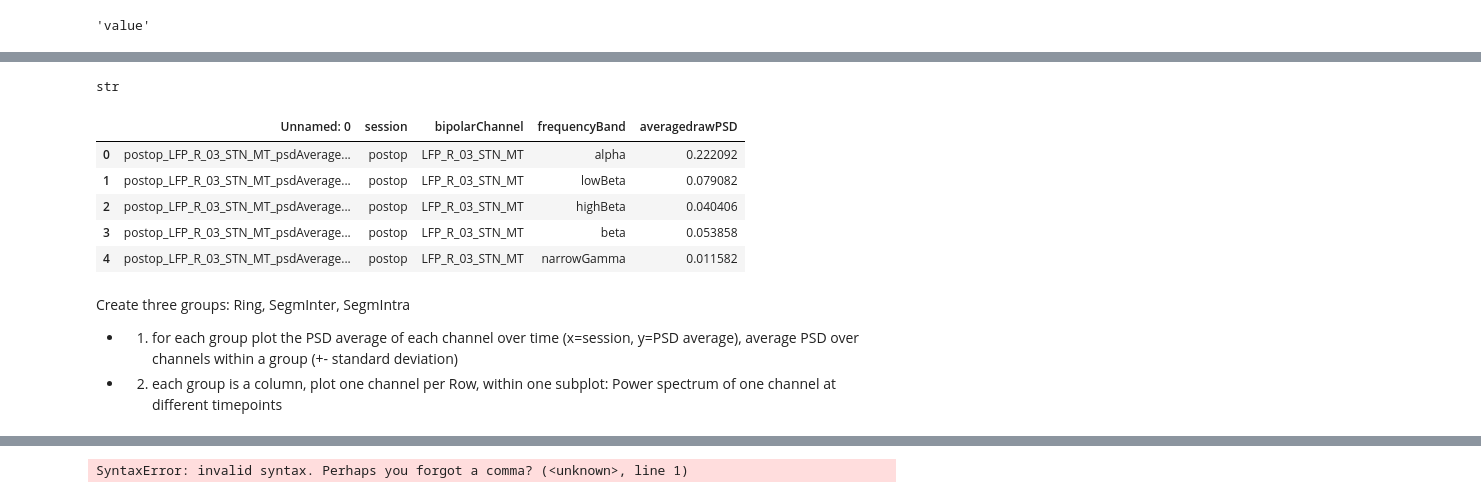
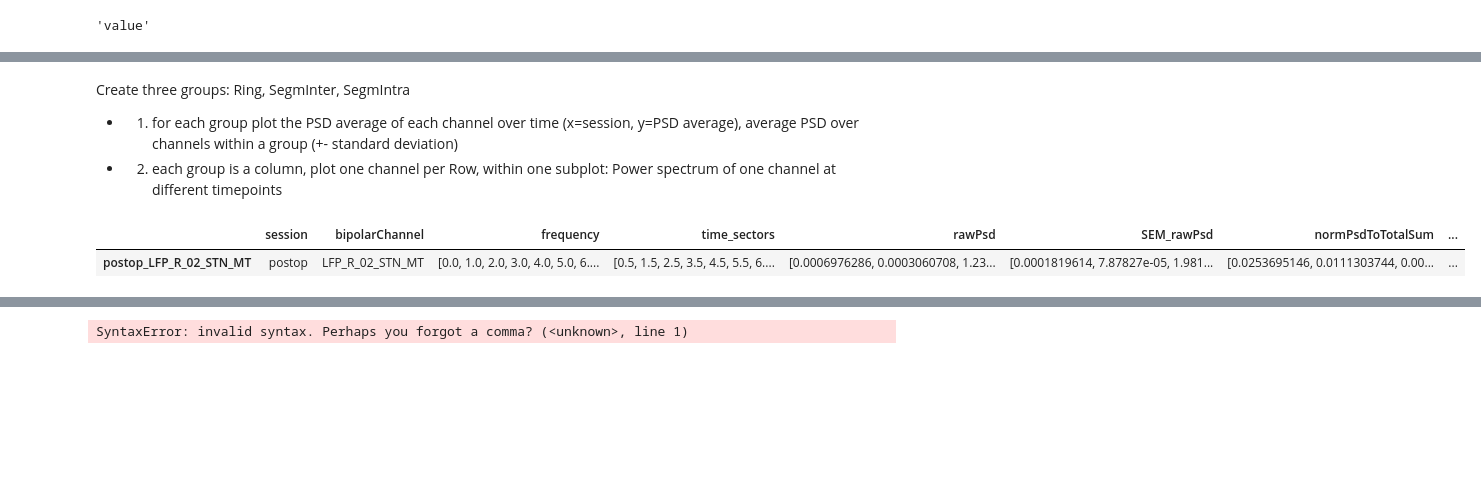
Before and after one commit to JKBehnke/BetaSenSightLongterm, a Jupyter notebook: code/notebooks/LongitudinalBetaAnalysis.ipynb, the cells around one changed output, grey strips where cells are left out. Saved outputs shown, nothing was run; the diff lists cells and outputs as text; code cells hidden in the pictures; blank space fills up the shorter version.

```diff
--- a/code/notebooks/LongitudinalBetaAnalysis.ipynb
+++ b/code/notebooks/LongitudinalBetaAnalysis.ipynb
@@ -288,7 +273,3 @@ PSD_data.head()
-# %%
-type(PSD_data.loc[0, "frequency"])
-# %% [output]
-str
 # %%
 PSDFreqBands_data = loadcsv.load_freqBandsCSV(
     sub="029",
@@ -296,16 +277,12 @@ PSDFreqBands_data = loadcsv.load_freqBandsCSV(
     normalization="rawPSD",
     hemisphere="Right",
     filter = "band-pass")
-# %%
-PSDFreqBands_data.head()
-# %% [output]
-|  | Unnamed: 0 | session | bipolarChannel | frequencyBand | averagedrawPSD |
-| 0 | postop_LFP_R_03_STN_MT_psdAverage... | postop | LFP_R_03_STN_MT | alpha | 0.222092 |
-| 1 | postop_LFP_R_03_STN_MT_psdAverage... | postop | LFP_R_03_STN_MT | lowBeta | 0.079082 |
-| 2 | postop_LFP_R_03_STN_MT_psdAverage... | postop | LFP_R_03_STN_MT | highBeta | 0.040406 |
-| 3 | postop_LFP_R_03_STN_MT_psdAverage... | postop | LFP_R_03_STN_MT | beta | 0.053858 |
-| 4 | postop_LFP_R_03_STN_MT_psdAverage... | postop | LFP_R_03_STN_MT | narrowGamma | 0.011582 |
 # %% [markdown]
 Create three groups: Ring, SegmInter, SegmIntra
 - 1. for each group plot the PSD average of each channel over time (x=session, y=PSD average), average PSD over channels within a group (+- standard deviation)
 - 2. each group is a column, plot one channel per Row, within one subplot: Power spectrum of one channel at different timepoints
+# %%
+data.postop.BIP_02.Result_DF
+# %% [output]
+|  | session | bipolarChannel | frequency | time_sectors | rawPsd | SEM_rawPsd | normPsdToTotalSum | ... |
+| postop_LFP_R_02_STN_MT | postop | LFP_R_02_STN_MT | [0.0, 1.0, 2.0, 3.0, 4.0, 5.0, 6.... | [0.5, 1.5, 2.5, 3.5, 4.5, 5.5, 6.... | [0.0006976286, 0.0003060708, 1.23... | [0.0001819614, 7.87827e-05, 1.981... | [0.0253695146, 0.0111303744, 0.00... | ... |
```
Also changed, not shown: parts of 9 cells of this notebook, 1 other file.
